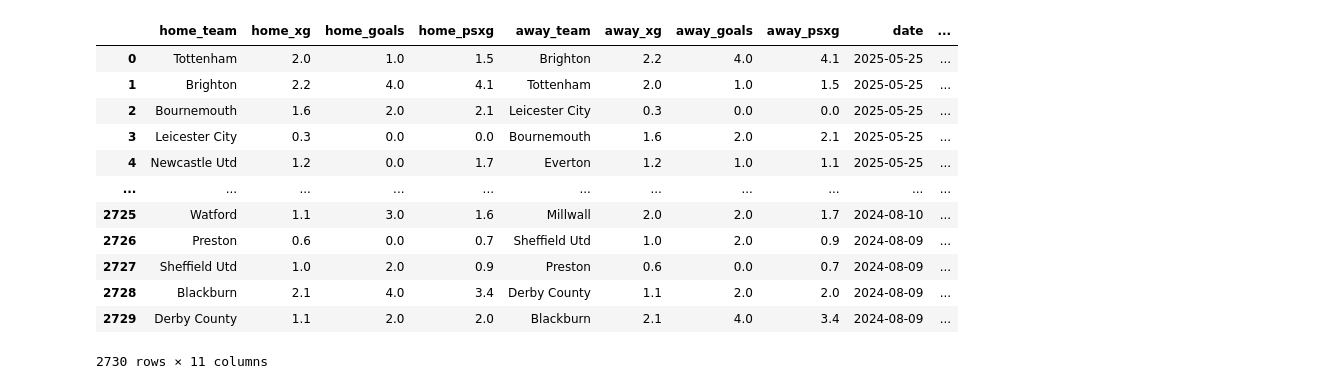
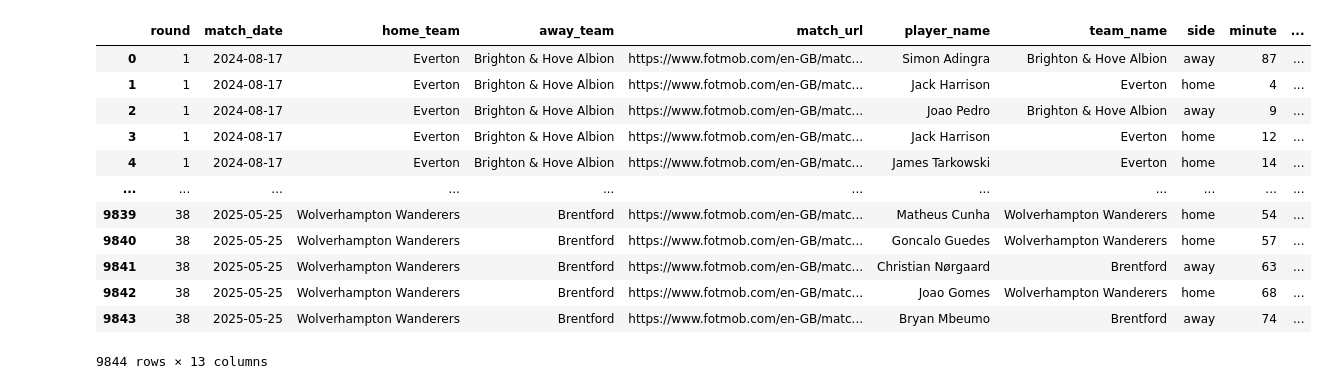
Before and after one commit to louis-porter/algobetting, a Jupyter notebook: algo/models/team_strength/bayesian-multilevel/team_strenght_modelling.ipynb, the cells around one changed output. Drawn from its saved outputs; the diff is of its cells as text; code cells hidden in the pictures.

Commit message:
did tonnes of scraper work, fotmob sucks

```diff
--- a/algo/models/team_strength/bayesian-multilevel/team_strenght_modelling.ipynb
+++ b/algo/models/team_strength/bayesian-multilevel/team_strenght_modelling.ipynb
@@ -1,7 +1,7 @@
 # %%
-
 import pymc as pm
-
+from scipy.stats import poisson
+from itertools import product
 import pandas as pd
 import pymc as pm
 import arviz as az
@@ -11,30 +11,12 @@ from sklearn.preprocessing import LabelEncoder
 from scipy.stats import poisson
 import sqlite3
 
-conn = sqlite3.connect(r'C:\Users\Owner\dev\algobetting\infra\data\db\algobetting.db')
+goals = pd.read_csv("goals.csv")
+shots = pd.read_csv("shots.csv")
+red_cards =pd.read_csv("red_cards.csv")
 
-df = pd.read_sql_query("""
-                SELECT
-                    team as home_team,
-                    summary_xg as home_xg,
-                    summary_goals as home_goals,
-                    keeper_psxg as home_psxg,
-                    opp_team as away_team,
-                    opp_summary_xg as away_xg,
-                    opp_summary_goals as away_goals,
-                    opp_keeper_psxg as away_psxg,
-                    match_date as date,
-                    division
-                FROM fbref_match_all_columns
-                WHERE division IN ('Premier League',  'Championship')
-                    AND match_date > '2024-01-01'
-                    AND summary_xg IS NOT NULL
-                    AND opp_summary_xg IS NOT NULL
-                       """, conn)
+goals["days_ago"] = (pd.to_datetime(goals["match_date"]).max() - pd.to_datetime(goals["match_date"])).dt.days
+shots["days_ago"] = (pd.to_datetime(shots["match_date"]).max() - pd.to_datetime(shots["match_date"])).dt.days
 
-conn.close()
-
-df["days_ago"] = (pd.to_datetime(df["date"]).max() - pd.to_datetime(df["date"])).dt.days
-
-df
+shots
 # %% [output]
@@ -41,13 +26,13 @@ df
-|  | home_team | home_xg | home_goals | home_psxg | away_team | away_xg | away_goals | away_psxg | date | ... |
-| 0 | Tottenham | 2.0 | 1.0 | 1.5 | Brighton | 2.2 | 4.0 | 4.1 | 2025-05-25 | ... |
-| 1 | Brighton | 2.2 | 4.0 | 4.1 | Tottenham | 2.0 | 1.0 | 1.5 | 2025-05-25 | ... |
-| 2 | Bournemouth | 1.6 | 2.0 | 2.1 | Leicester City | 0.3 | 0.0 | 0.0 | 2025-05-25 | ... |
-| 3 | Leicester City | 0.3 | 0.0 | 0.0 | Bournemouth | 1.6 | 2.0 | 2.1 | 2025-05-25 | ... |
-| 4 | Newcastle Utd | 1.2 | 0.0 | 1.7 | Everton | 1.2 | 1.0 | 1.1 | 2025-05-25 | ... |
+|  | round | match_date | home_team | away_team | match_url | player_name | team_name | side | minute | ... |
+| 0 | 1 | 2024-08-17 | Everton | Brighton & Hove Albion | https://www.fotmob.com/en-GB/matc... | Simon Adingra | Brighton & Hove Albion | away | 87 | ... |
+| 1 | 1 | 2024-08-17 | Everton | Brighton & Hove Albion | https://www.fotmob.com/en-GB/matc... | Jack Harrison | Everton | home | 4 | ... |
+| 2 | 1 | 2024-08-17 | Everton | Brighton & Hove Albion | https://www.fotmob.com/en-GB/matc... | Joao Pedro | Brighton & Hove Albion | away | 9 | ... |
+| 3 | 1 | 2024-08-17 | Everton | Brighton & Hove Albion | https://www.fotmob.com/en-GB/matc... | Jack Harrison | Everton | home | 12 | ... |
+| 4 | 1 | 2024-08-17 | Everton | Brighton & Hove Albion | https://www.fotmob.com/en-GB/matc... | James Tarkowski | Everton | home | 14 | ... |
 | ... | ... | ... | ... | ... | ... | ... | ... | ... | ... | ... |
-| 2725 | Watford | 1.1 | 3.0 | 1.6 | Millwall | 2.0 | 2.0 | 1.7 | 2024-08-10 | ... |
-| 2726 | Preston | 0.6 | 0.0 | 0.7 | Sheffield Utd | 1.0 | 2.0 | 0.9 | 2024-08-09 | ... |
-| 2727 | Sheffield Utd | 1.0 | 2.0 | 0.9 | Preston | 0.6 | 0.0 | 0.7 | 2024-08-09 | ... |
-| 2728 | Blackburn | 2.1 | 4.0 | 3.4 | Derby County | 1.1 | 2.0 | 2.0 | 2024-08-09 | ... |
-| 2729 | Derby County | 1.1 | 2.0 | 2.0 | Blackburn | 2.1 | 4.0 | 3.4 | 2024-08-09 | ... |
+| 9839 | 38 | 2025-05-25 | Wolverhampton Wanderers | Brentford | https://www.fotmob.com/en-GB/matc... | Matheus Cunha | Wolverhampton Wanderers | home | 54 | ... |
+| 9840 | 38 | 2025-05-25 | Wolverhampton Wanderers | Brentford | https://www.fotmob.com/en-GB/matc... | Goncalo Guedes | Wolverhampton Wanderers | home | 57 | ... |
+| 9841 | 38 | 2025-05-25 | Wolverhampton Wanderers | Brentford | https://www.fotmob.com/en-GB/matc... | Christian Nørgaard | Brentford | away | 63 | ... |
+| 9842 | 38 | 2025-05-25 | Wolverhampton Wanderers | Brentford | https://www.fotmob.com/en-GB/matc... | Joao Gomes | Wolverhampton Wanderers | home | 68 | ... |
+| 9843 | 38 | 2025-05-25 | Wolverhampton Wanderers | Brentford | https://www.fotmob.com/en-GB/matc... | Bryan Mbeumo | Brentford | away | 74 | ... |
-2730 rows × 11 columns
+9844 rows × 13 columns
```
Also changed, not shown: parts of 8 cells of this notebook, 16 other files.
